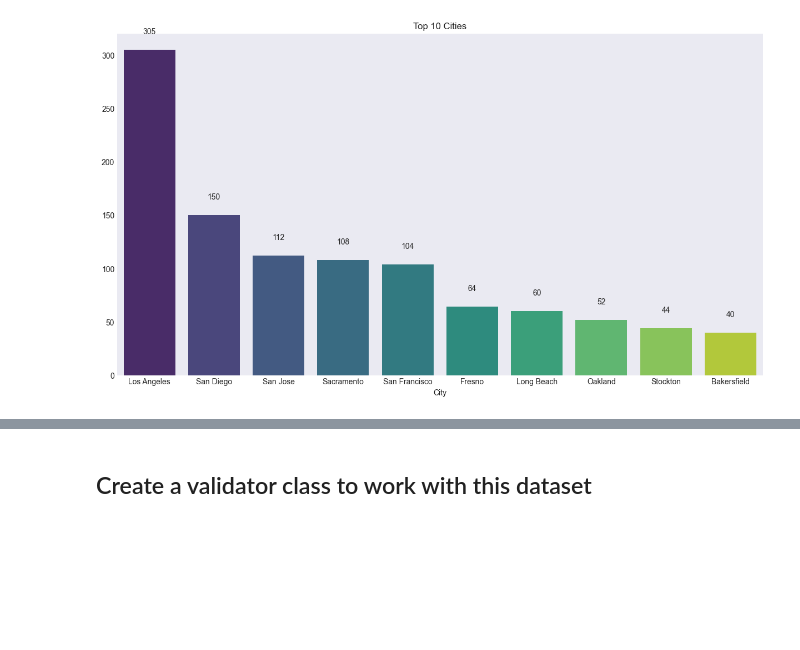
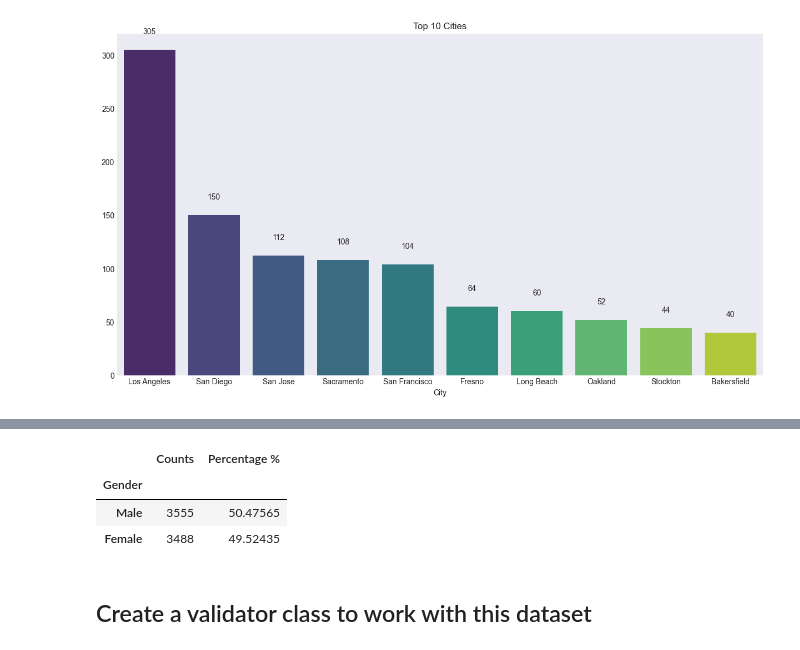
Before and after one commit to h-sutiwas/Tutorials, a Jupyter notebook: python/DSA Principles and Basic Classes/Custom Data Validator/Customer Churn Analysis/source/data_validator.ipynb, the cells around one changed output, grey strips where cells are left out. Saved outputs shown, nothing was run; the diff lists cells and outputs as text; code cells hidden in the pictures; blank space fills up the shorter version.

```diff
--- a/python/DSA Principles and Basic Classes/Custom Data Validator/Customer Churn Analysis/source/data_validator.ipynb
+++ b/python/DSA Principles and Basic Classes/Custom Data Validator/Customer Churn Analysis/source/data_validator.ipynb
@@ -143,3 +152,16 @@ Passing `palette` without assigning `hue` is deprecated and will be removed in v
+# %%
+gender_counts = raw_df.Gender.value_counts()
+gender_per = raw_df.Gender.value_counts(normalize=True)*100
+freq_table = pd.DataFrame(
+    {'Counts': gender_counts,
+     'Percentage %':gender_per}
+    )
+freq_table # It shows a really close number of Male and Female
+# %% [output]
+|  | Counts | Percentage % |
+| Gender |  |  |
+| Male | 3555 | 50.47565 |
+| Female | 3488 | 49.52435 |
 # %% [markdown]
 ## Create a validator class to work with this dataset
 # %%
```
Also changed, not shown: parts of 2 cells of this notebook.
